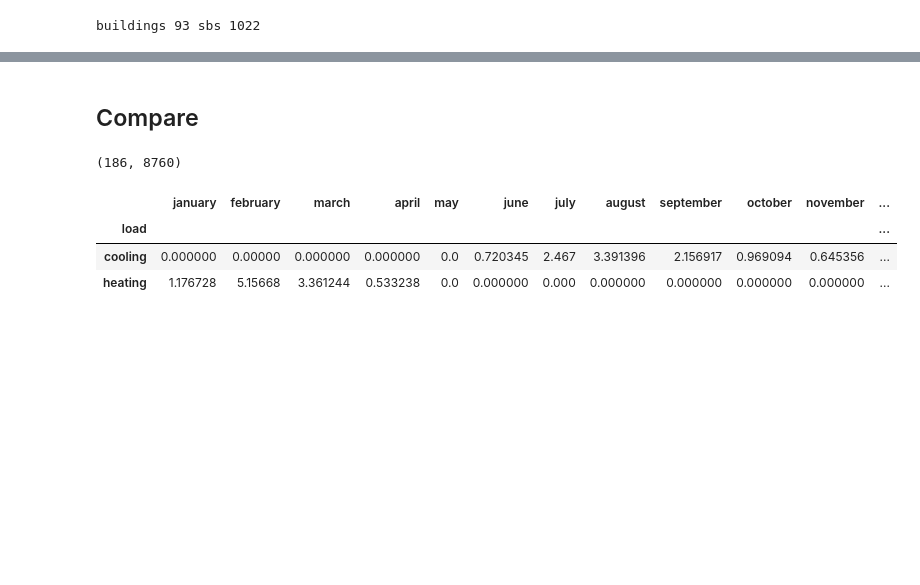
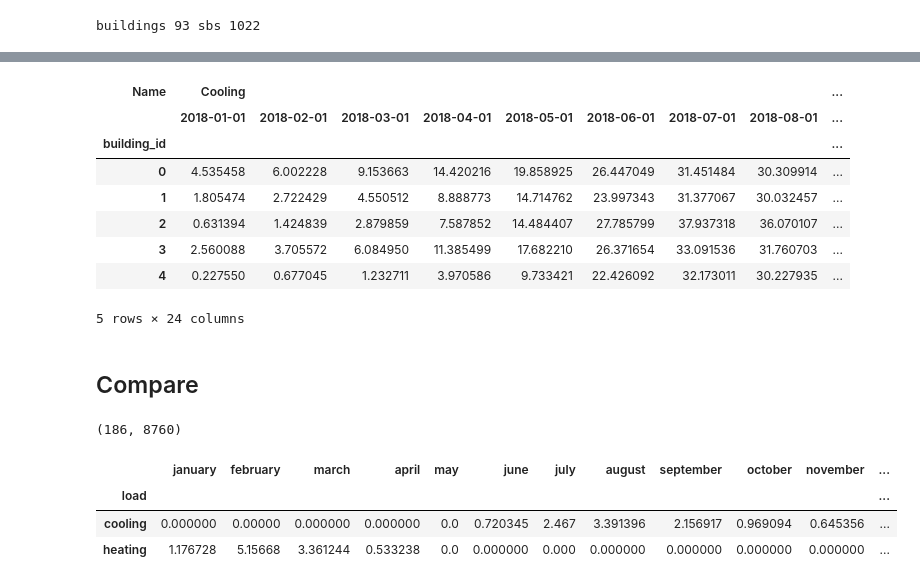
Before and after one commit to szvsw/ml-for-building-energy-modeling, a Jupyter notebook: ml-for-bem/notebooks/cs_vs_umi_vs_surrogate.ipynb, the cells around one changed output, grey strips where cells are left out. Drawn from its saved outputs; the diff is of its cells as text; code cells hidden in the pictures; blank space fills up the shorter version.

```diff
--- a/ml-for-bem/notebooks/cs_vs_umi_vs_surrogate.ipynb
+++ b/ml-for-bem/notebooks/cs_vs_umi_vs_surrogate.ipynb
@@ -274,3 +362,15 @@ annual_predictions.describe()
+# %%
+monthly_predictions.head()
+# %% [output]
+| Name | Cooling |  |  |  |  |  |  |  | ... |
+|  | 2018-01-01 | 2018-02-01 | 2018-03-01 | 2018-04-01 | 2018-05-01 | 2018-06-01 | 2018-07-01 | 2018-08-01 | ... |
+| building_id |  |  |  |  |  |  |  |  | ... |
+| 0 | 4.535458 | 6.002228 | 9.153663 | 14.420216 | 19.858925 | 26.447049 | 31.451484 | 30.309914 | ... |
+| 1 | 1.805474 | 2.722429 | 4.550512 | 8.888773 | 14.714762 | 23.997343 | 31.377067 | 30.032457 | ... |
+| 2 | 0.631394 | 1.424839 | 2.879859 | 7.587852 | 14.484407 | 27.785799 | 37.937318 | 36.070107 | ... |
+| 3 | 2.560088 | 3.705572 | 6.084950 | 11.385499 | 17.682210 | 26.371654 | 33.091536 | 31.760703 | ... |
+| 4 | 0.227550 | 0.677045 | 1.232711 | 3.970586 | 9.733421 | 22.426092 | 32.173011 | 30.227935 | ... |
+5 rows × 24 columns
 # %% [markdown]
 ## Compare
 # %%
```
Also changed, not shown: parts of 31 cells of this notebook, 1 other file.
